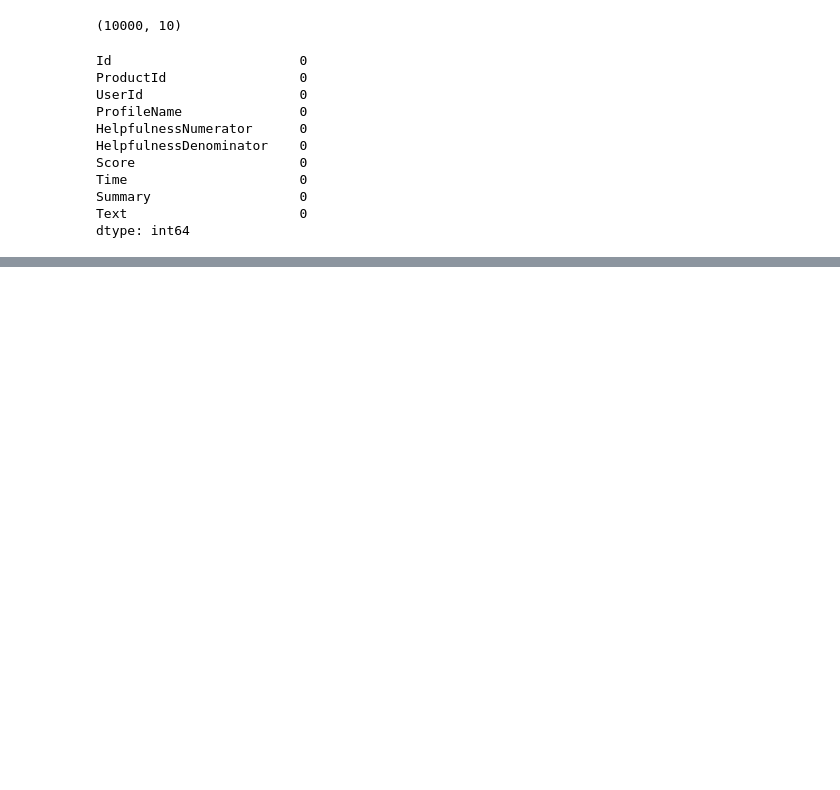
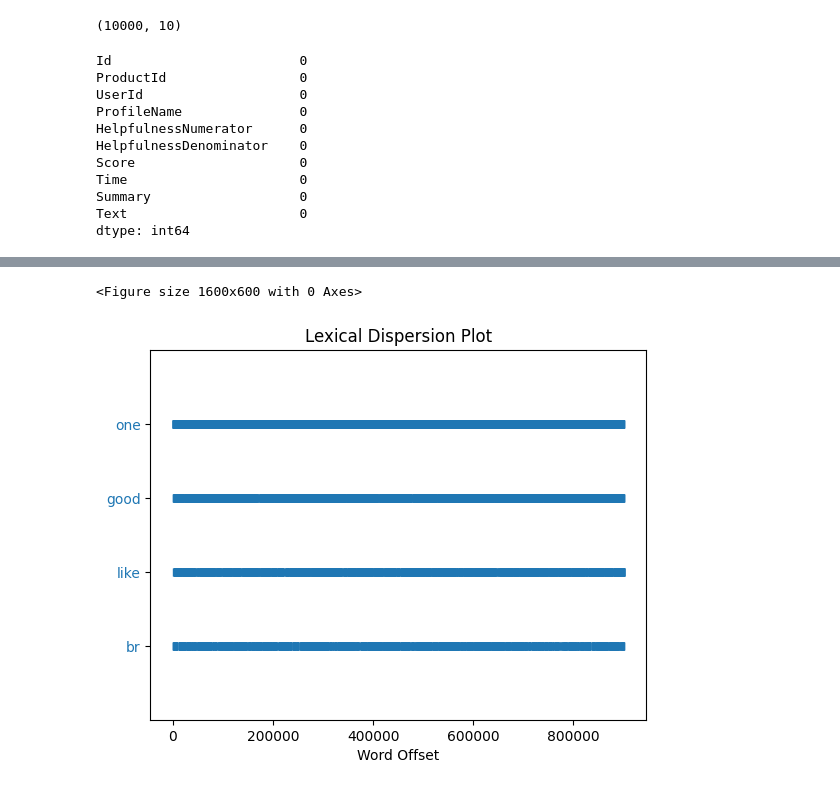
Before and after one commit to andvsilva/sentiment-analysis-deep-learning, a Jupyter notebook: amazon_sent/Amazon_sentiment.ipynb, the cells around one changed output, grey strips where cells are left out. Saved outputs shown, nothing was run; the diff lists cells and outputs as text; code cells hidden in the pictures; blank space fills up the shorter version.

```diff
--- a/amazon_sent/Amazon_sentiment.ipynb
+++ b/amazon_sent/Amazon_sentiment.ipynb
@@ -177,0 +169,3 @@ plt.tight_layout()
+# %%
+freq_common_works = dict(freqdist.most_common(10))
+freq_common_works
@@ -177,0 +183,10 @@ plt.tight_layout()
+# %%
+common_words = list(freq_common_works.keys())
+common_words = common_words[0:4]
+# %%
+dispersion_words = common_words
+plt.figure(figsize=(16,6))
+nltk_text.dispersion_plot(dispersion_words)
+# %% [output]
+<Figure size 1600x600 with 0 Axes>
+[figure, added]
```
Also changed, not shown: parts of 21 cells of this notebook, 1 other file.
